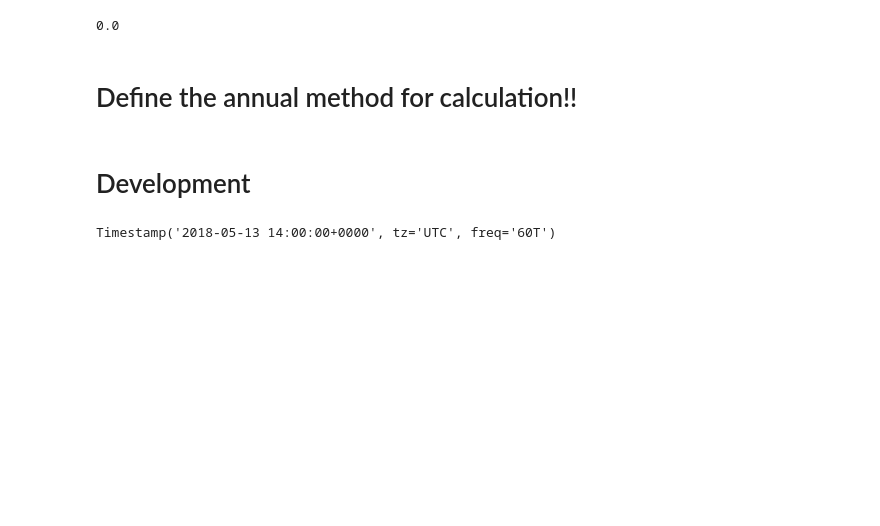
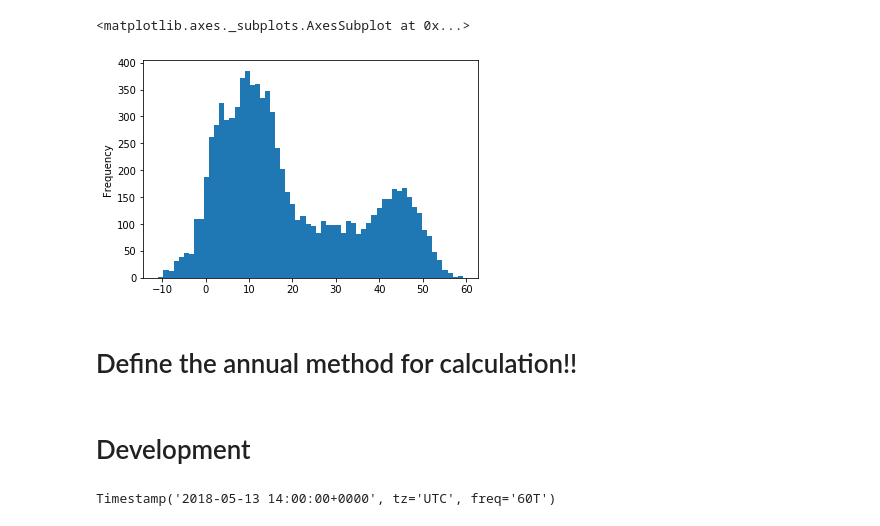
Before and after one commit to cycle13/climate, a Jupyter notebook: test.ipynb, the cells around one changed output. Saved outputs shown, nothing was run; the diff lists cells and outputs as text; code cells hidden in the pictures; blank space fills up the shorter version.

```diff
--- a/test.ipynb
+++ b/test.ipynb
@@ -122,52 +165,8 @@ eout = (np.power(ground_albedo, ray_intersected_points) * ein).sum(axis=1)
-# %%
-# Calculate surface temperature
-a = ground_emissivity * 5.67e-8
-b = ground_k_value / ground_thickness + ground_convective_heat_transfer_coefficient
-c = -(ground_k_value * (ground_temperature + 273.15) / ground_thickness + ground_1m2_radiation * ground_absorptivity + ground_convective_heat_transfer_coefficient * (weather.dry_bulb_temperature + 273.15))
-
-
-Ts=[]
-nnn=[]
-try:
-    X = 0.5 * np.sqrt((4*(2/3)**(1/3)*c)/(np.sqrt(3)*np.sqrt(27*a**2*b**4-256*a**3*c**3)+9*a*b**2)**(1/3)+(np.sqrt(3)*np.sqrt(27*a**2*b**4-256*a**3*c**3)+9*a*b**2)**(1/3)/(2**(1/3)*3**(2/3)*a))-1/2*np.sqrt(-(2*b)/(a *np.sqrt((4* (2/3)**(1/3)*c)/(np.sqrt(3)*np.sqrt(27 *a**2 *b**4-256* a**3* c**3)+9*a*b**2)**(1/3)+(np.sqrt(3)*np.sqrt(27*a**2*b**4-256*a**3*c**3)+9*a*b**2)**(1/3)/(2**(1/3)*3**(2/3)*a)))-(np.sqrt(3)*np.sqrt(27*a**2*b**4-256*a**3*c**3)+9*a*b**2)**(1/3)/(2**(1/3)*3**(2/3)*a)-(4*(2/3)**(1/3)*c)/(np.sqrt(3)*np.sqrt(27*a**2* b**4-256* a**3*c**3)+9*a*b**2)**(1/3))
-    if 0<X:
-        Ts.append(X)
-except:
-    nnn.append(1)
-
-# try:
-#     X = 1/2 *np.sqrt((4*(2/3)**(1/3)*c)/(np.sqrt(3)*np.sqrt(27*a**2*b**4-256*a**3*c**3)+9*a*b**2)**(1/3)+(np.sqrt(3)*np.sqrt(27*a**2*b**4-256*a**3*c**3)+9*a*b**2)**(1/3)/(2**(1/3)*3**(2/3)*a))+1/2*np.sqrt(-(2*b)/(a*np.sqrt((4*(2/3)**(1/3)*c)/(np.sqrt(3)*np.sqrt(27*a**2*b**4-256*a**3*c**3)+9*a*b**2)**(1/3)+(np.sqrt(3)*np.sqrt(27*a**2*b**4-256*a**3*c**3)+9*a*b**2)**(1/3)/(2**(1/3)*3**(2/3)*a)))-(np.sqrt(3)*np.sqrt(27*a**2*b**4-256*a**3*c**3)+9*a*b**2)**(1/3)/(2**(1/3)*3**(2/3)*a)-(4*(2/3)**(1/3)*c)/(np.sqrt(3)*np.sqrt(27*a**2*b**4-256*a**3*c**3)+9*a*b**2)**(1/3))
-#     if 0<X:
-#         Ts.append(X)
-# except: nnn.append(2)
-
-# try:
-#     X =-1/2 *np.sqrt((4*(2/3)**(1/3)*c)/(np.sqrt(3)*np.sqrt(27*a**2*b**4-256*a**3*c**3)+9*a*b**2)**(1/3)+(np.sqrt(3)*np.sqrt(27*a**2*b**4-256*a**3*c**3)+9*a*b**2)**(1/3)/(2**(1/3)*3**(2/3)*a))-1/2*np.sqrt((2*b)/(a*np.sqrt((4*(2/3)**(1/3)*c)/(np.sqrt(3)*np.sqrt(27*a**2*b**4-256*a**3*c**3)+9*a*b**2)**(1/3)+(np.sqrt(3)*np.sqrt(27*a**2*b**4-256*a**3*c**3)+9*a*b**2)**(1/3)/(2**(1/3)*3**(2/3)*a)))-(np.sqrt(3)*np.sqrt(27*a**2*b**4-256*a**3*c**3)+9*a*b**2)**(1/3)/(2**(1/3)*3**(2/3)*a)-(4*(2/3)**(1/3)*c)/(np.sqrt(3)*np.sqrt(27*a**2*b**4-256*a**3*c**3)+9*a*b**2)**(1/3))
-#     if 0<X:
-#         Ts.append(X)
-# except: nnn.append(3)
-
-# try:
-#     X = 1/2 *np.sqrt((2*b)/(a*np.sqrt((4*(2/3)**(1/3)*c)/(np.sqrt(3)*np.sqrt(27*a**2*b**4-256*a**3*c**3)+9*a*b**2)**(1/3)+(np.sqrt(3)*np.sqrt(27*a**2*b**4-256*a**3*c**3)+9*a*b**2)**(1/3)/(2**(1/3)*3**(2/3)*a)))-(np.sqrt(3)*np.sqrt(27*a**2*b**4-256*a**3*c**3)+9*a*b**2)**(1/3)/(2**(1/3)*3**(2/3)*a)-(4*(2/3)**(1/3)*c)/(np.sqrt(3)*np.sqrt(27*a**2*b**4-256*a**3*c**3)+9*a*b**2)**(1/3))-1/2*np.sqrt((4*(2/3)**(1/3)*c)/(np.sqrt(3)*np.sqrt(27*a**2*b**4-256*a**3*c**3)+9*a*b**2)**(1/3)+(np.sqrt(3)*np.sqrt(27*a**2*b**4-256*a**3*c**3)+9*a*b**2)**(1/3)/(2**(1/3)*3**(2/3)*a))
-#     if 0<X:
-#         Ts.append(X)
-# except: nnn.append(4)
-# print(nnn)
-
-# Tsc=[]
-# for i in Ts:
-#     Tsc.append(i-273.15)
-# e_out=[]
-# for i in Ts:
-#     E=a*(i**4)
-#     e_out.append(E)
-
-# # Surface tempertaure
-# Ts
-
-X
-# %% [output]
-0.0
+# %%
+mean_radiant_temperature.plot(kind="hist", bins=60)
+# %% [output]
+<matplotlib.axes._subplots.AxesSubplot at 0x...>
+[figure, added]
 # %% [markdown]
 # Define the annual method for calculation!!
 # %% [markdown]
```
Also changed, not shown: parts of 2 cells of this notebook.
